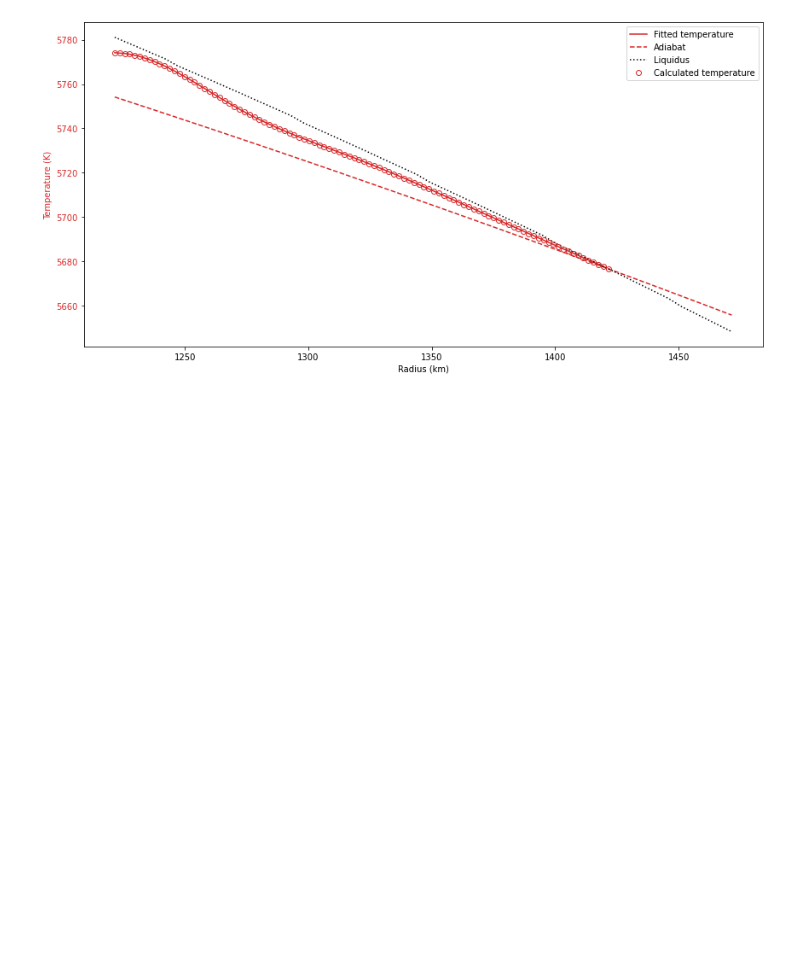
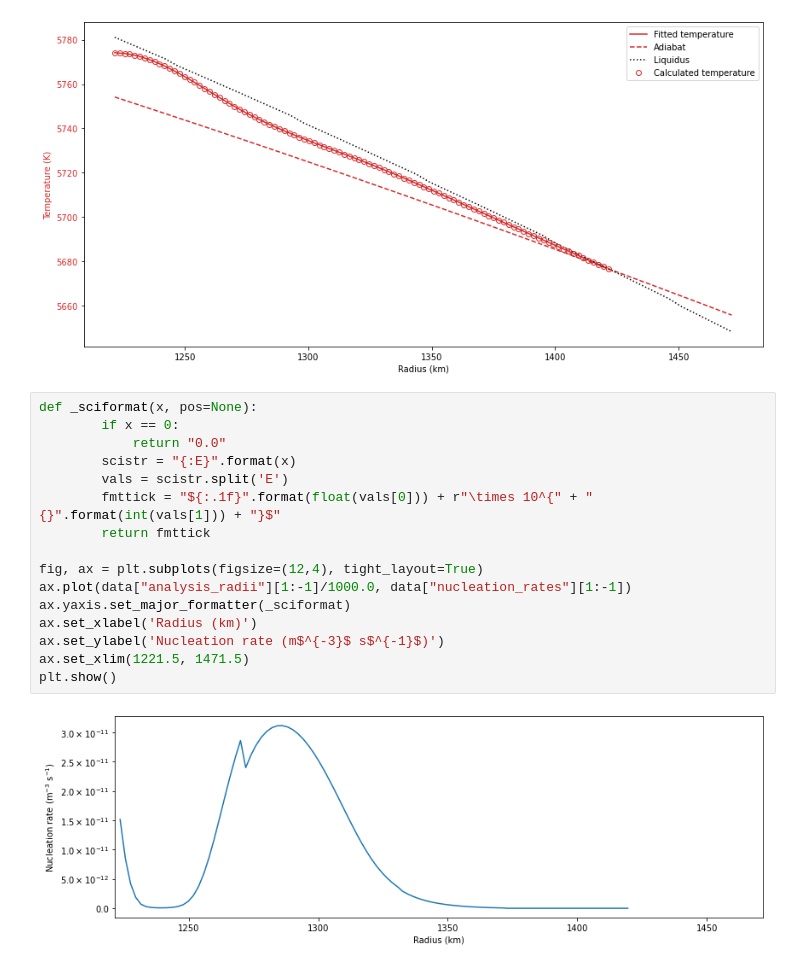
Before and after one commit to andreww/slurry, a Jupyter notebook: results_plotting.ipynb, the cells around one changed output. Drawn from its saved outputs; the diff is of its cells as text; blank space fills up the shorter version.

```diff
--- a/results_plotting.ipynb
+++ b/results_plotting.ipynb
@@ -101,3 +101,21 @@ Temperature at CMB is 4225.944695087244 K
 Temperature at top of F-layer is 5676.644650924955 K
 Temperature at ICB is 5774.164719317053 K
 [figure]
+# %%
+def _sciformat(x, pos=None):
+        if x == 0:
+            return "0.0"
+        scistr = "{:E}".format(x)
+        vals = scistr.split('E')
+        fmttick = "${:.1f}".format(float(vals[0])) + r"\times 10^{" + "{}".format(int(vals[1])) + "}$"
+        return fmttick
+
+fig, ax = plt.subplots(figsize=(12,4), tight_layout=True)
+ax.plot(data["analysis_radii"][1:-1]/1000.0, data["nucleation_rates"][1:-1])
+ax.yaxis.set_major_formatter(_sciformat)
+ax.set_xlabel('Radius (km)')
+ax.set_ylabel('Nucleation rate (m$^{-3}$ s$^{-1}$)')
+ax.set_xlim(1221.5, 1471.5)
+plt.show()
+# %% [output]
+[figure, added]
```
Also changed, not shown: parts of 1 cell of this notebook.
